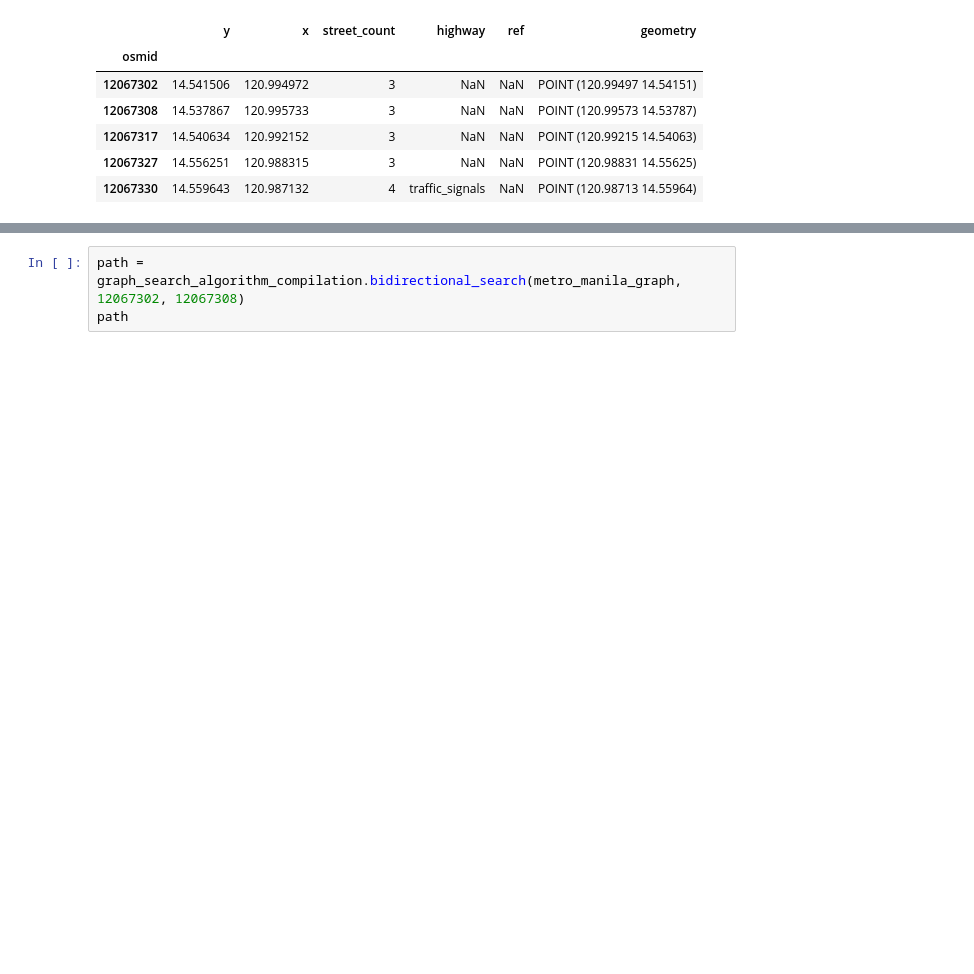
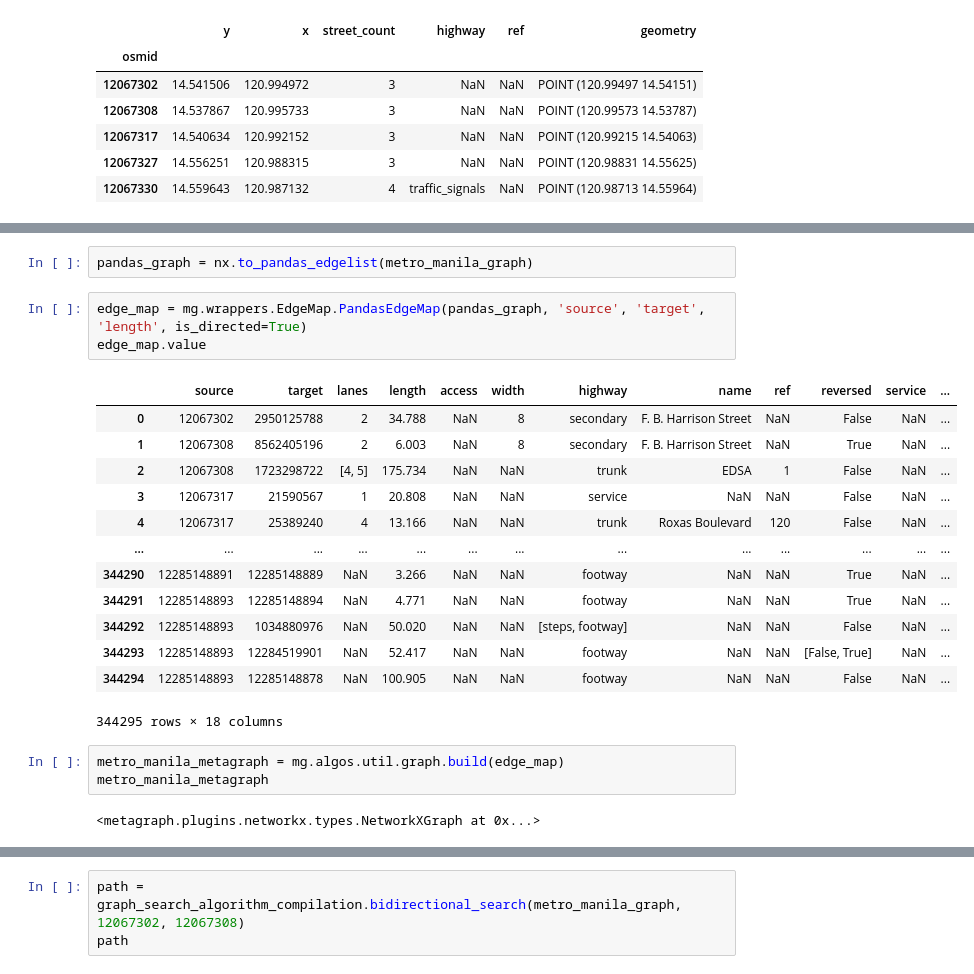
Before and after one commit to Nick-Miras/JeepneyRerouting, a Jupyter notebook: notebooks/monte_carlo_simulation.ipynb, the cells around one changed output, grey strips where cells are left out. Cells and saved outputs as stored; diff of their text form; blank space fills up the shorter version.

Commit message:
implemented sparse graphs

```diff
--- a/notebooks/monte_carlo_simulation.ipynb
+++ b/notebooks/monte_carlo_simulation.ipynb
@@ -211,0 +320,24 @@ gdf_nodes.head()
+# %%
+pandas_graph = nx.to_pandas_edgelist(metro_manila_graph)
+# %%
+edge_map = mg.wrappers.EdgeMap.PandasEdgeMap(pandas_graph, 'source', 'target', 'length', is_directed=True)
+edge_map.value
+# %% [output]
+|  | source | target | lanes | length | access | width | highway | name | ref | reversed | service | ... |
+| 0 | 12067302 | 2950125788 | 2 | 34.788 | NaN | 8 | secondary | F. B. Harrison Street | NaN | False | NaN | ... |
+| 1 | 12067308 | 8562405196 | 2 | 6.003 | NaN | 8 | secondary | F. B. Harrison Street | NaN | True | NaN | ... |
+| 2 | 12067308 | 1723298722 | [4, 5] | 175.734 | NaN | NaN | trunk | EDSA | 1 | False | NaN | ... |
+| 3 | 12067317 | 21590567 | 1 | 20.808 | NaN | NaN | service | NaN | NaN | False | NaN | ... |
+| 4 | 12067317 | 25389240 | 4 | 13.166 | NaN | NaN | trunk | Roxas Boulevard | 120 | False | NaN | ... |
+| ... | ... | ... | ... | ... | ... | ... | ... | ... | ... | ... | ... | ... |
+| 344290 | 12285148891 | 12285148889 | NaN | 3.266 | NaN | NaN | footway | NaN | NaN | True | NaN | ... |
+| 344291 | 12285148893 | 12285148894 | NaN | 4.771 | NaN | NaN | footway | NaN | NaN | True | NaN | ... |
+| 344292 | 12285148893 | 1034880976 | NaN | 50.020 | NaN | NaN | [steps, footway] | NaN | NaN | False | NaN | ... |
+| 344293 | 12285148893 | 12284519901 | NaN | 52.417 | NaN | NaN | footway | NaN | NaN | [False, True] | NaN | ... |
+| 344294 | 12285148893 | 12285148878 | NaN | 100.905 | NaN | NaN | footway | NaN | NaN | False | NaN | ... |
+344295 rows × 18 columns
+# %%
+metro_manila_metagraph = mg.algos.util.graph.build(edge_map)
+metro_manila_metagraph
+# %% [output]
+<metagraph.plugins.networkx.types.NetworkXGraph at 0x...>
```
Also changed, not shown: parts of 16 cells of this notebook.
